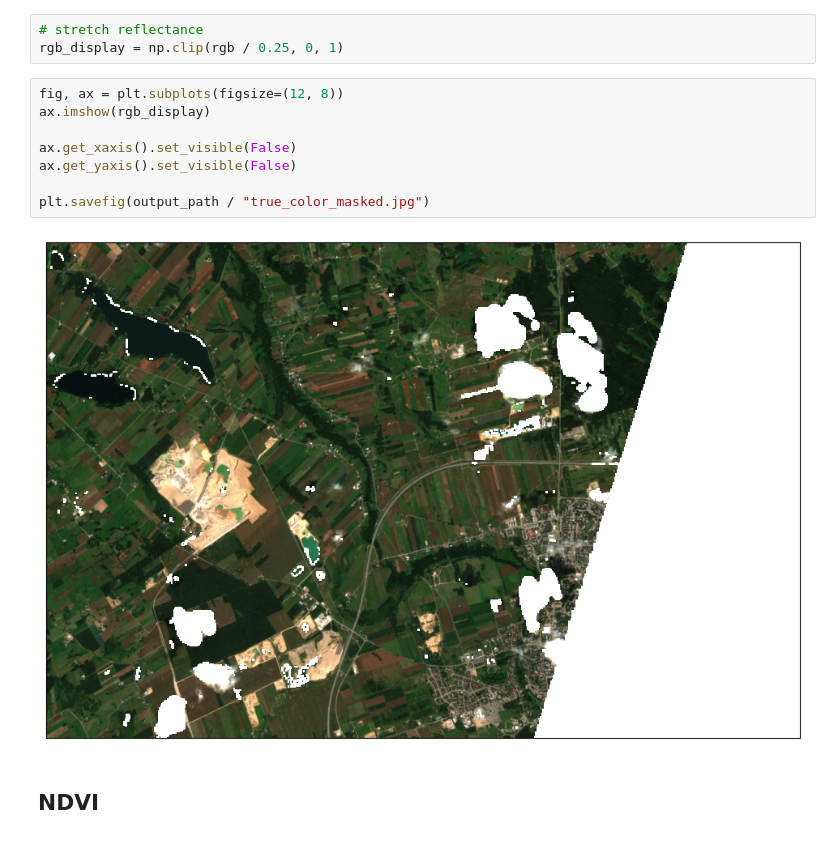
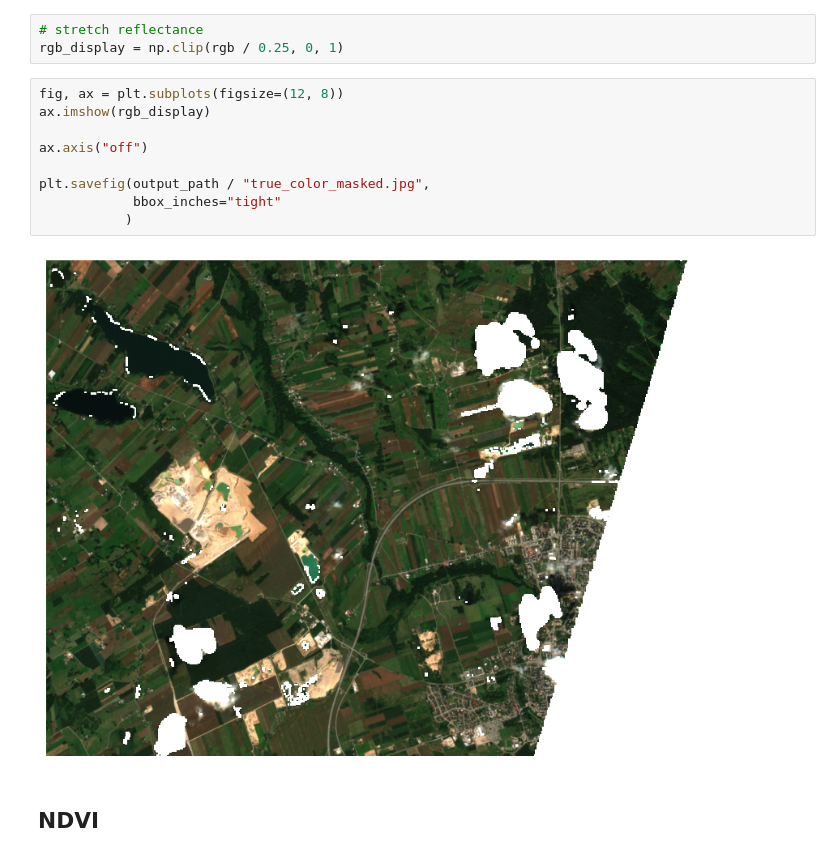
Before and after one commit to mikolaj-kowal/rs-vegetation-indices-analysis, a Jupyter notebook: notebooks/02-index-calculation.ipynb, the cells around one changed output. Saved outputs shown, nothing was run; the diff lists cells and outputs as text.

Commit message:
Update true-color image

```diff
--- a/notebooks/02-index-calculation.ipynb
+++ b/notebooks/02-index-calculation.ipynb
@@ -54,13 +54,14 @@ rgb_display = np.clip(rgb / 0.25, 0, 1)
 # %%
 fig, ax = plt.subplots(figsize=(12, 8))
 ax.imshow(rgb_display)
 
-ax.get_xaxis().set_visible(False)
-ax.get_yaxis().set_visible(False)
+ax.axis("off")
 
-plt.savefig(output_path / "true_color_masked.jpg")
+plt.savefig(output_path / "true_color_masked.jpg",
+            bbox_inches="tight"
+           )
 # %% [output]
-[figure, old version]
+[figure, new version]
 # %% [markdown]
 ## NDVI
 # %%
```
Also changed, not shown: 4 other files.
